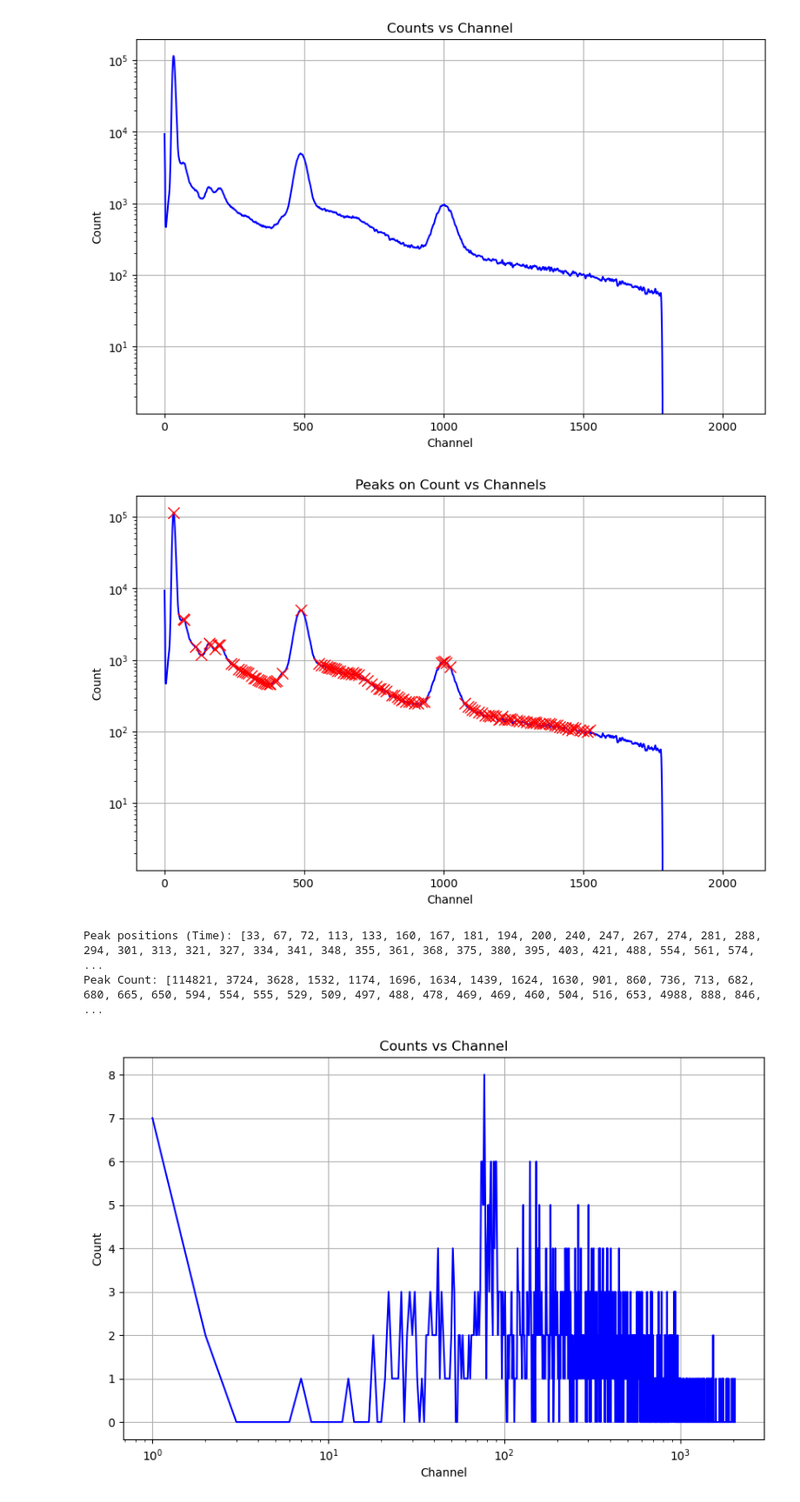
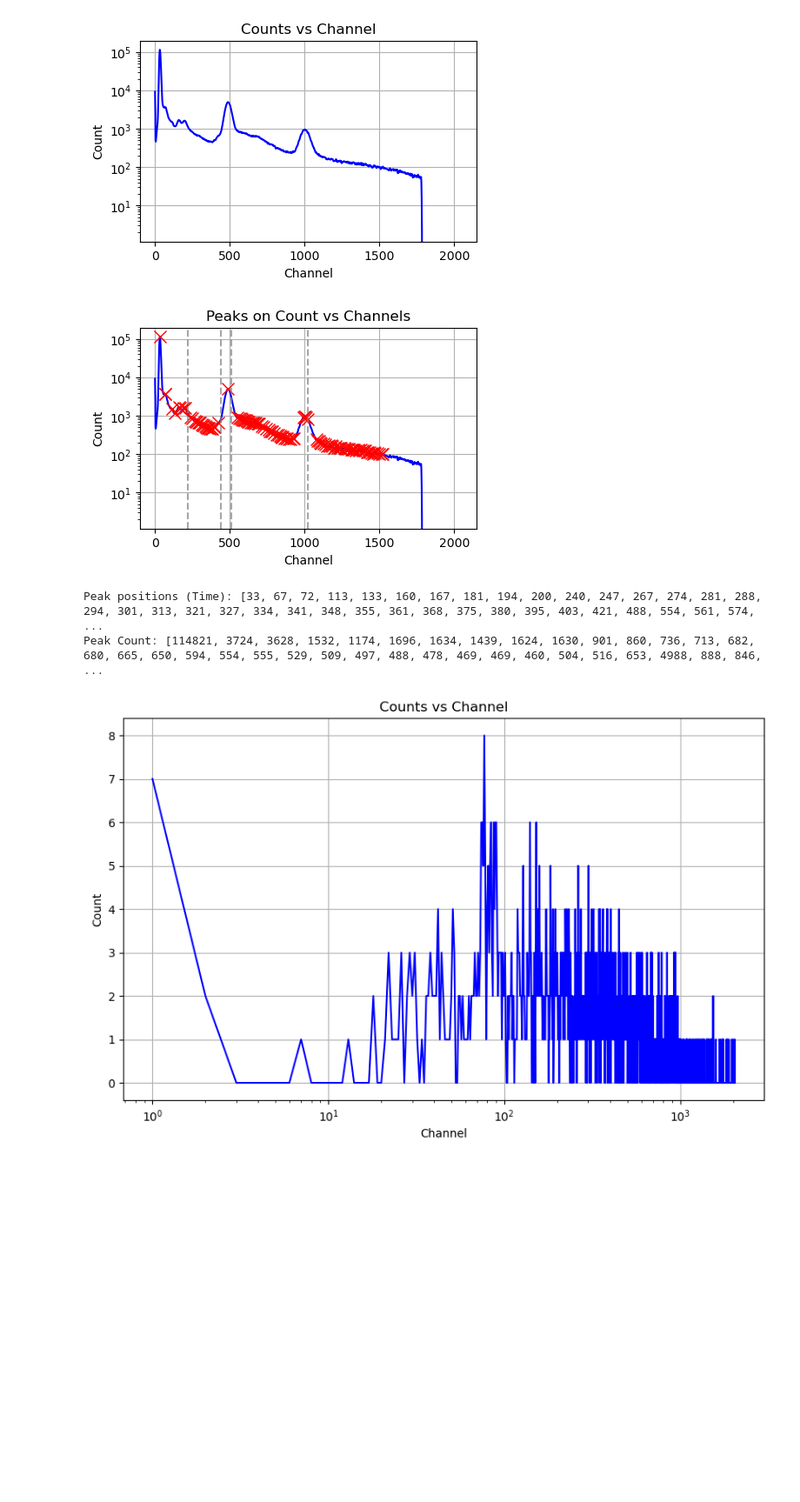
Before and after one commit to Sophie-Hilsabeck/SP24-Spectra, a Jupyter notebook: Omars_data_peakfinding_updated.ipynb, the cells around one changed output. Shown: that part at 87% size. Saved outputs shown, nothing was run; the diff lists cells and outputs as text; code cells hidden in the pictures; blank space fills up the shorter version.

```diff
--- a/Omars_data_peakfinding_updated.ipynb
+++ b/Omars_data_peakfinding_updated.ipynb
@@ -57,36 +101,43 @@ x = np.arange(1, len(data) + 1)
 
 
 y = data.iloc[:, 0]  # Assuming counts is in the first column
 
 # Plot the data
-plt.figure(figsize=(10, 6))
+plt.figure(figsize=(5, 3))
 plt.plot(x, y, color='blue')
 plt.title('Counts vs Channel')
 plt.xlabel('Channel')
 plt.ylabel('Count')
 plt.yscale("log")
 plt.grid(True)
 plt.show()
 
 #peak finding
 peaks, _ = find_peaks(y, height=100)  # Adjust the height as needed
 
+
 # Plot
-plt.figure(figsize=(10, 6))
+plt.figure(figsize=(5, 3))
 plt.plot(x, y, color='blue')
 plt.plot(x[peaks], y[peaks], 'x', color='red', markersize=10)
 plt.title('Peaks on Count vs Channels')
 plt.xlabel('Channel')
 plt.ylabel('Count')
 plt.yscale("log")
+es = [218, 440, 511, 1022]
+draw_lines(es)
+
+
+
 plt.grid(True)
 plt.show()
+
 
 # Print peak positions
 print("Peak positions (Time):", x[peaks].tolist())
 print("Peak Count:", y[peaks].tolist())
 # %% [output]
-[figure, old version]
+[figure, new version]
-[figure, old version]
+[figure, new version]
 Peak positions (Time): [33, 67, 72, 113, 133, 160, 167, 181, 194, 200, 240, 247, 267, 274, 281, 288, 294, 301, 313, 321, 327, 334, 341, 348, 355, 361, 368, 375, 380, 395, 403, 421, 488, 554, 561, 574, ...
 Peak Count: [114821, 3724, 3628, 1532, 1174, 1696, 1634, 1439, 1624, 1630, 901, 860, 736, 713, 682, 680, 665, 650, 594, 554, 555, 529, 509, 497, 488, 478, 469, 469, 460, 504, 516, 653, 4988, 888, 846, ...
```
Also changed, not shown: parts of 12 cells of this notebook.
